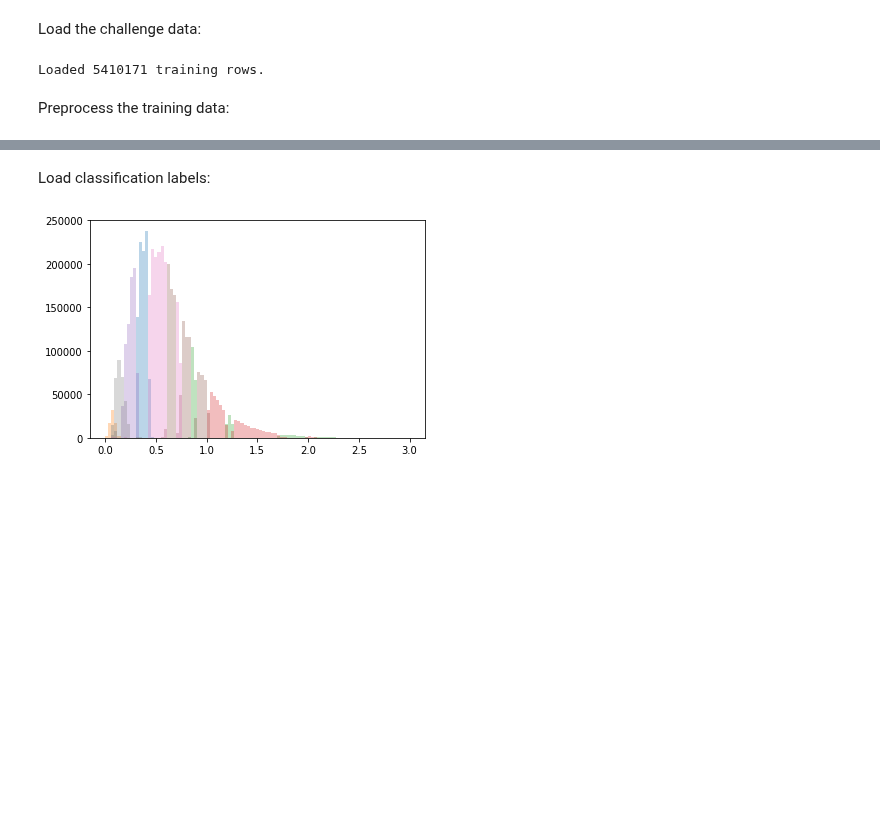
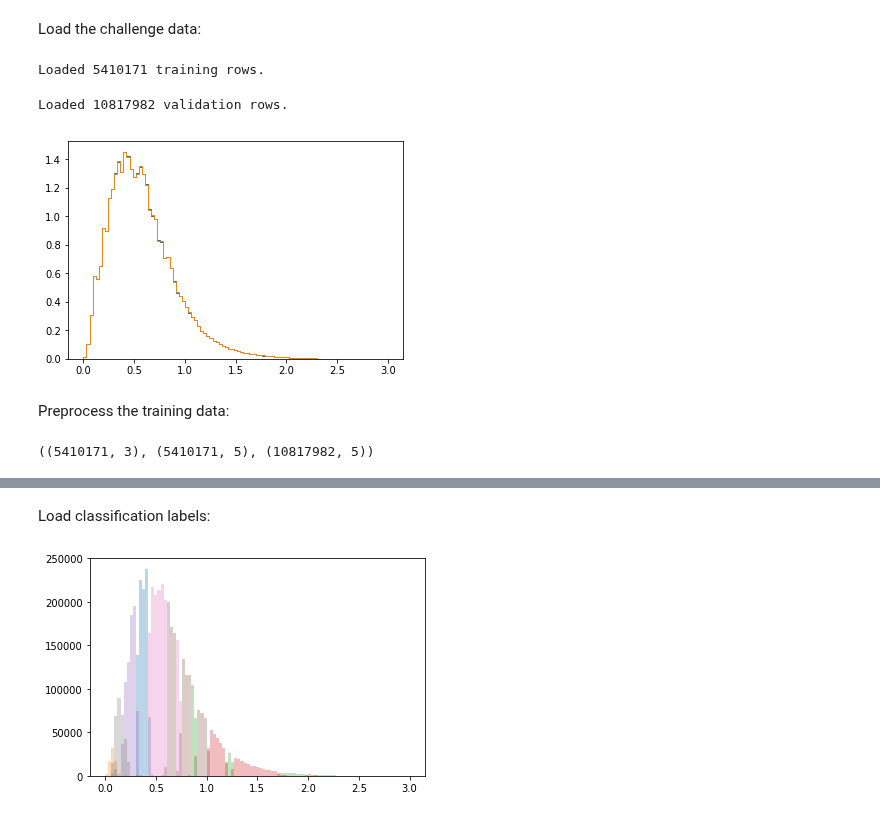
Before and after one commit to dkirkby/zotbin, a Jupyter notebook: NeuralNet.ipynb, the cells around one changed output, grey strips where cells are left out. Cells and saved outputs as stored; diff of their text form; code cells hidden in the pictures; blank space fills up the shorter version.

```diff
--- a/NeuralNet.ipynb
+++ b/NeuralNet.ipynb
@@ -38,6 +38,20 @@ train_z = load_redshift(train_file)
 print(f'Loaded {len(train_data)} training rows.')
 # %% [output]
 Loaded 5410171 training rows.
+# %%
+validation_file='/media/data2/tomo_challenge_data/ugrizy_buzzard/validation.hdf5'
+valid_data = load_data(validation_file, bands,
+                       errors=include_errors,
+                       colors=include_colors, array=True)
+valid_z = load_redshift(validation_file)
+print(f'Loaded {len(valid_data)} validation rows.')
+# %% [output]
+Loaded 10817982 validation rows.
+# %%
+plt.hist(train_z, bins=np.linspace(0, 3, 100), density=True, label='TRAIN', histtype='step')
+plt.hist(valid_z, bins=np.linspace(0, 3, 100), density=True, label='VALID', histtype='step');
+# %% [output]
+[figure, added]
 # %% [markdown]
 Preprocess the training data:
 # %%
@@ -48,2 +65,6 @@ data = np.concatenate((colors, train_data[:, iband:iband+1]), axis=1)
+# %%
+data.shape, data2.shape, valid2.shape
+# %% [output]
+((5410171, 3), (5410171, 5), (10817982, 5))
 # %%
 from sklearn.preprocessing import RobustScaler
```
Also changed, not shown: parts of 16 cells of this notebook.
